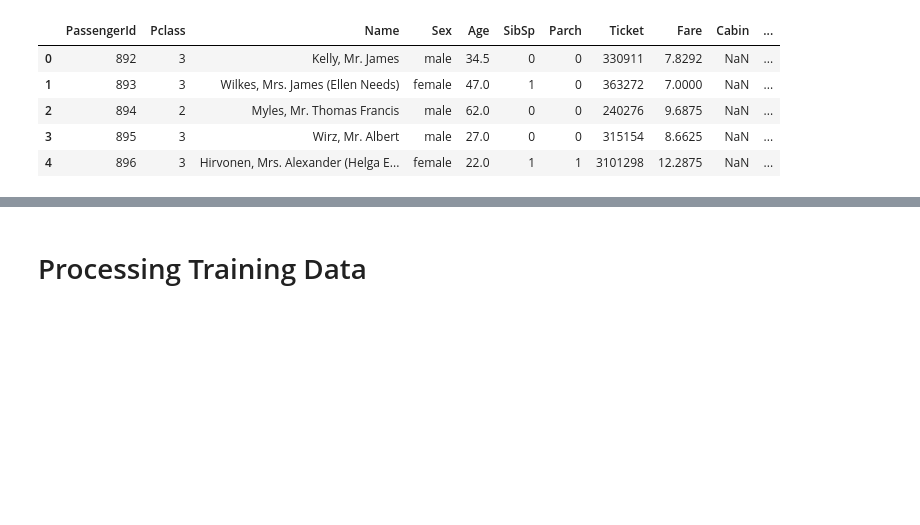
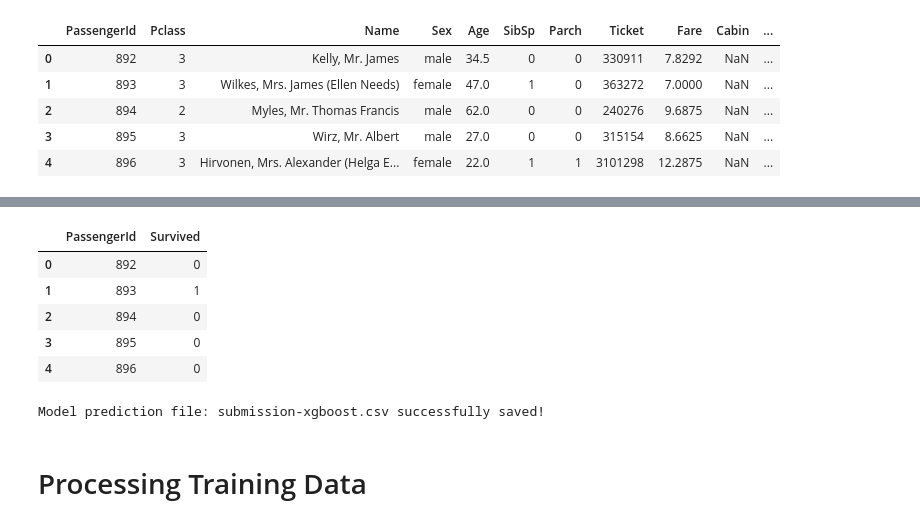
Before and after one commit to MathewKouch/titanic-survival-predictor, a Jupyter notebook: titanic-passenger-survival-predictor.ipynb, the cells around one changed output, grey strips where cells are left out. Saved outputs shown, nothing was run; the diff lists cells and outputs as text; code cells hidden in the pictures; blank space fills up the shorter version.

Commit message:
Kaggle Notebook | Titanic Passenger Survival with Decision Tree | Version 35

```diff
--- a/titanic-passenger-survival-predictor.ipynb
+++ b/titanic-passenger-survival-predictor.ipynb
@@ -192,0 +307,2 @@ family_names_data = get_family_data(train_data)
+# %%
+model = classifier.fit(X_train, y_train)
@@ -205,0 +328,11 @@ test_family_data = get_test_family_data(test_data)
+# %%
+test_family_data = get_test_family_data(test_data)
+
+test_data['Boy'] = test_data.apply(isBoy_, axis=1)
+test_data['Family_Size'] = test_data.apply(getFamilySizeTest, axis=1)
+test_data['Family_Num_Fem'] = test_data.apply(getFamilyNumFemTest, axis=1)
+test_data['Minor'] = test_data.apply(isMinor, axis=1)
+
+categoricals = ['Pclass', 'Name', 'Sex', 'Ticket', 'Cabin','Embarked','Boy','Minor']
+for cat in categoricals:
+    test_data[cat] = test_data[cat].astype('category')
@@ -205,0 +348,2 @@ test_family_data = get_test_family_data(test_data)
+# %%
+test_pred = classifier.predict(test_data)
@@ -206,3 +372,22 @@ test_family_data = get_test_family_data(test_data)
+# %%
+output = pd.DataFrame({'PassengerId': test_data.PassengerId, 'Survived': test_pred})
+# %%
+output.head()
+# %% [output]
+|  | PassengerId | Survived |
+| 0 | 892 | 0 |
+| 1 | 893 | 1 |
+| 2 | 894 | 0 |
+| 3 | 895 | 0 |
+| 4 | 896 | 0 |
+# %%
+# Converting dataframes to csv for competition submission
+output.to_csv(f'submission-xgboost.csv', index=False)
+
+# CSV saving confirmation
+print(f"Model prediction file: submission-xgboost.csv successfully saved!")
+# %% [output]
+Model prediction file: submission-xgboost.csv successfully saved!
 # %% [markdown]
 # Processing Training Data
 # %%
```
Also changed, not shown: parts of 20 cells of this notebook.
